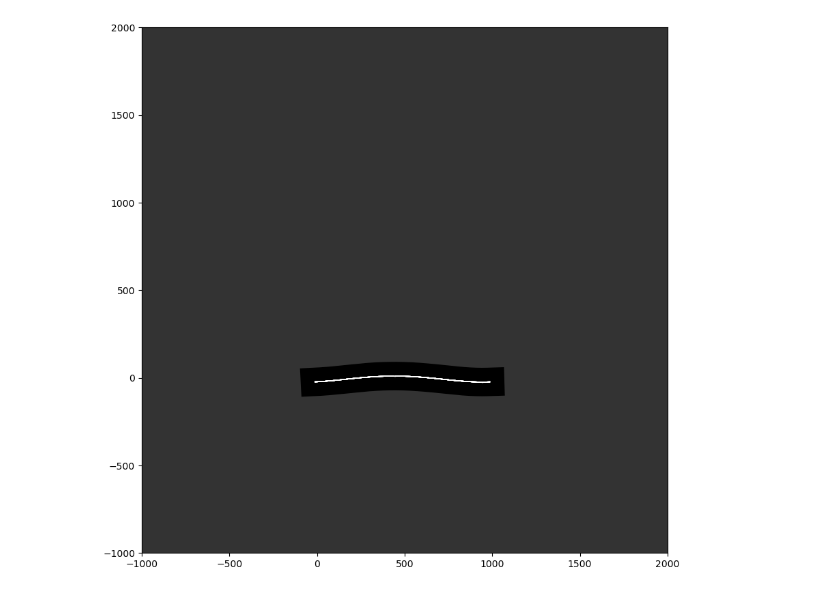
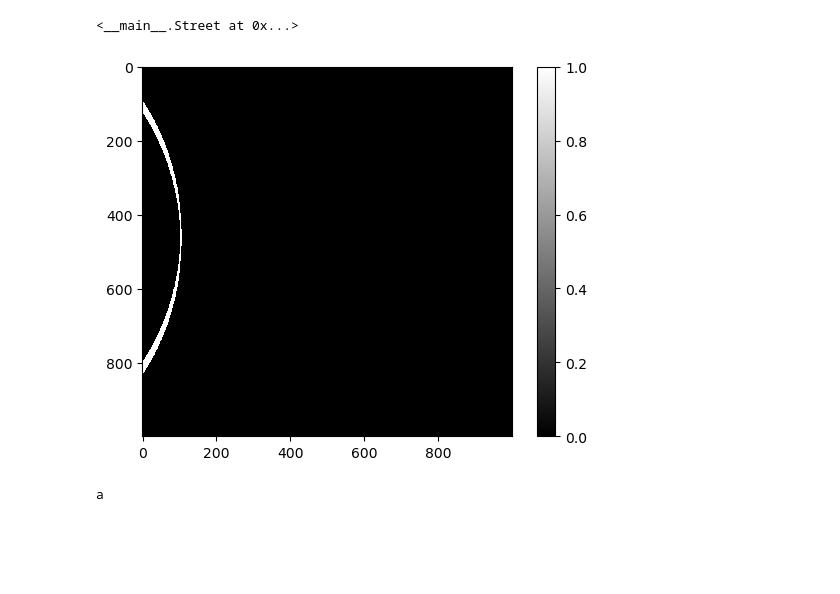
Before and after one commit to KamaTechOrg/MultiDrone_Algo, a Jupyter notebook: colision algo.ipynb, the cells around one changed output. Saved outputs shown, nothing was run; the diff lists cells and outputs as text; code cells hidden in the pictures; blank space fills up the shorter version.

Commit message:
building with class city - start

```diff
--- a/colision algo.ipynb
+++ b/colision algo.ipynb
@@ -394,10 +392,22 @@ road : 999 ,  944
-# %%
-plt.figure(figsize=(10, 10))
-plt.gca().set_aspect('equal', adjustable='box')
-plt.gca().set_facecolor((0.2, 0.2, 0.2))  # רקע כהה
-street.generate_street()
-plt.xlim(-1000, 2000)
-plt.ylim(-1000, 2000)
-plt.show()
-# %% [output]
-[figure, removed]
+# %%
+my_city.objects[0]
+# %% [output]
+<__main__.Street at 0x...>
+# %%
+class Draw_City:
+    def __init__(self,city):
+        self.city = city
+
+    def show(self):
+        plt.imshow(self.city.mat, cmap='gray', interpolation='nearest')
+
+        # הוספת color bar כדי לראות את הערכים בצבעים
+        plt.colorbar()
+
+        # הצגת הפלוט
+        plt.show()
+# %%
+draw = Draw_City(my_city)
+draw.show()
+# %% [output]
+[figure, added]
@@ -403,0 +427,6 @@ plt.show()
+# %%
+bb= type(b)
+if type(b.a.b[0].a.b[0].a.b[0]) == type(b):
+    print("a")
+# %% [output]
+a
```
Also changed, not shown: parts of 16 cells of this notebook, 2 other files.
